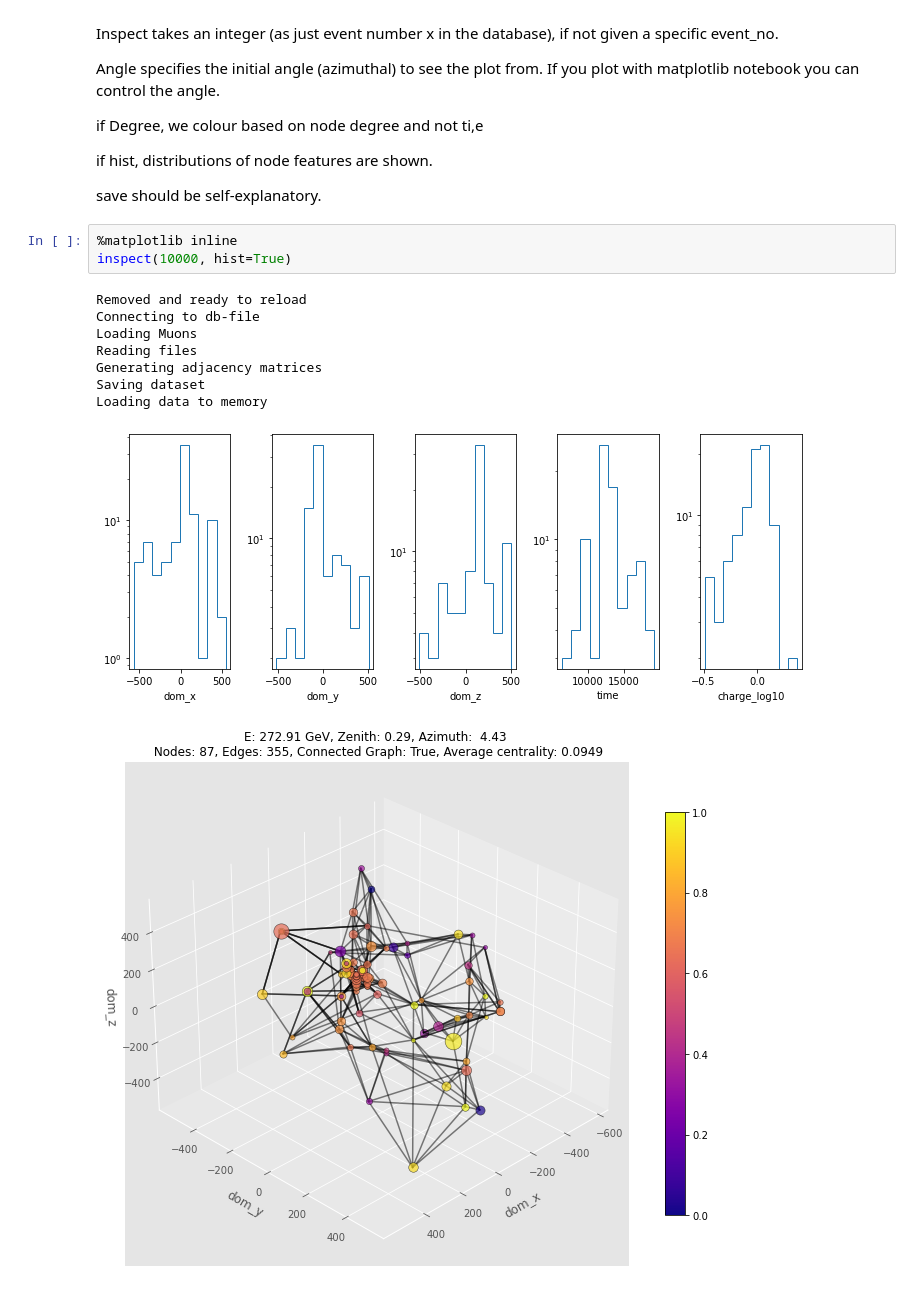
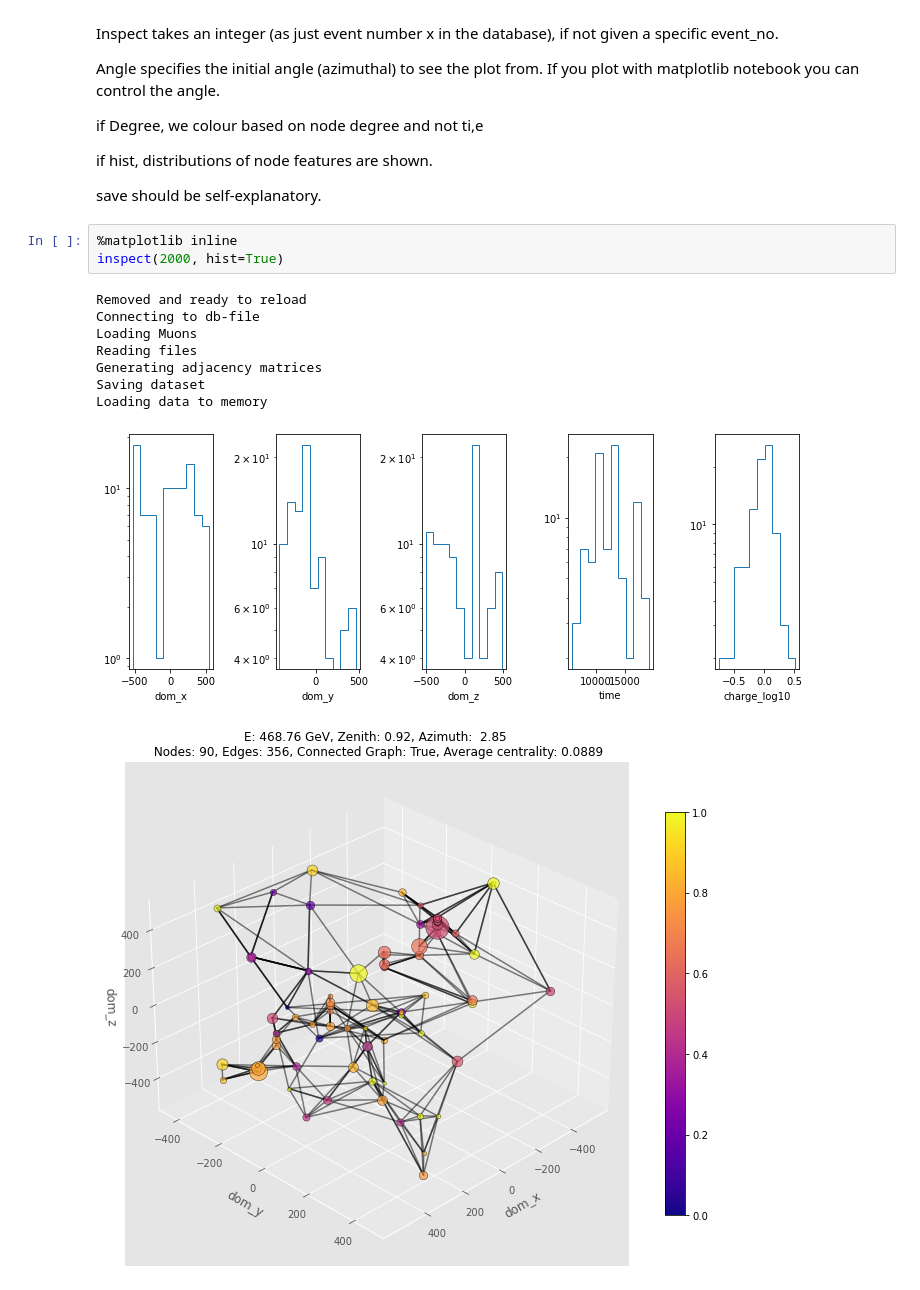
Before and after one commit to astrockragh/IceCube, a Jupyter notebook: Using inspect.ipynb, the cells around one changed output. Drawn from its saved outputs; the diff is of its cells as text.

```diff
--- a/Using inspect.ipynb
+++ b/Using inspect.ipynb
@@ -16,16 +16,16 @@ if hist, distributions of node features are shown.
 save should be self-explanatory.
 # %%
 %matplotlib inline
-inspect(10000, hist=True)
+inspect(2000, hist=True)
 # %% [output]
 Removed and ready to reload
 Connecting to db-file
 Loading Muons
 Reading files
 Generating adjacency matrices
 Saving dataset
 Loading data to memory
-[figure, old version]
+[figure, new version]
-[figure, old version]
+[figure, new version]
 # %%
 %matplotlib notebook
```
Also changed, not shown: parts of 1 cell of this notebook, 7 other files.
